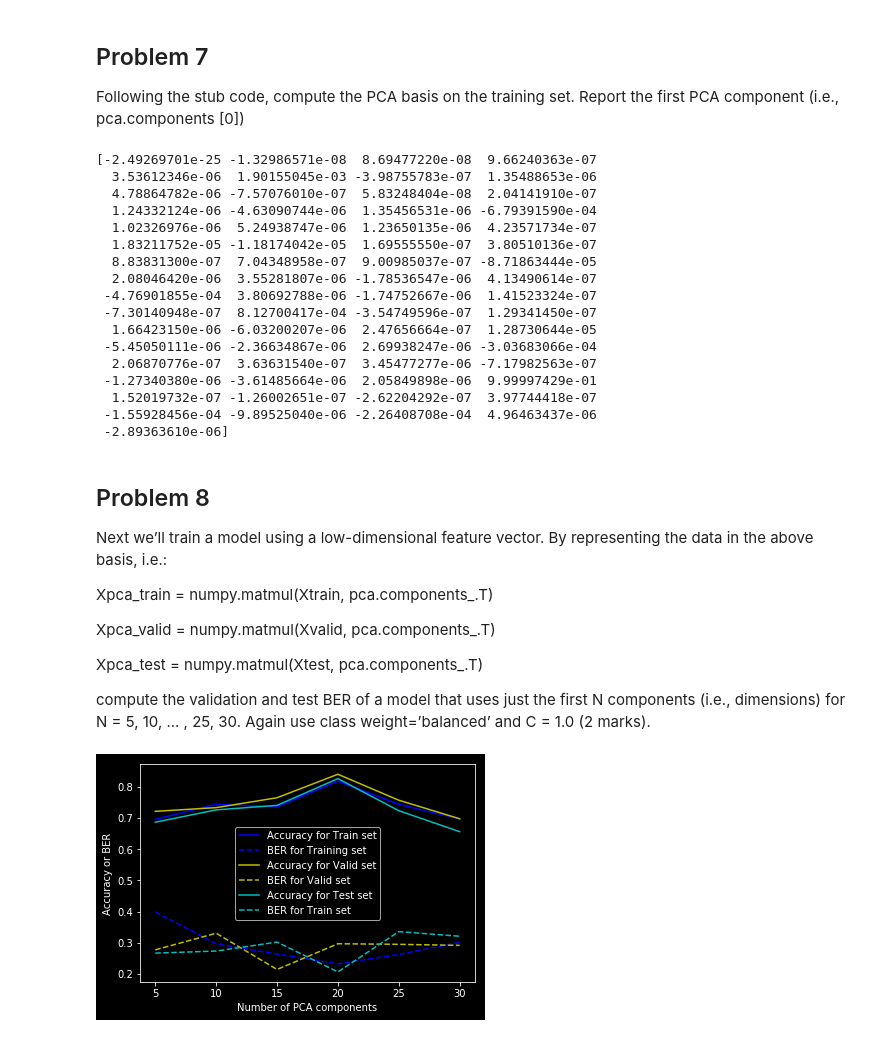
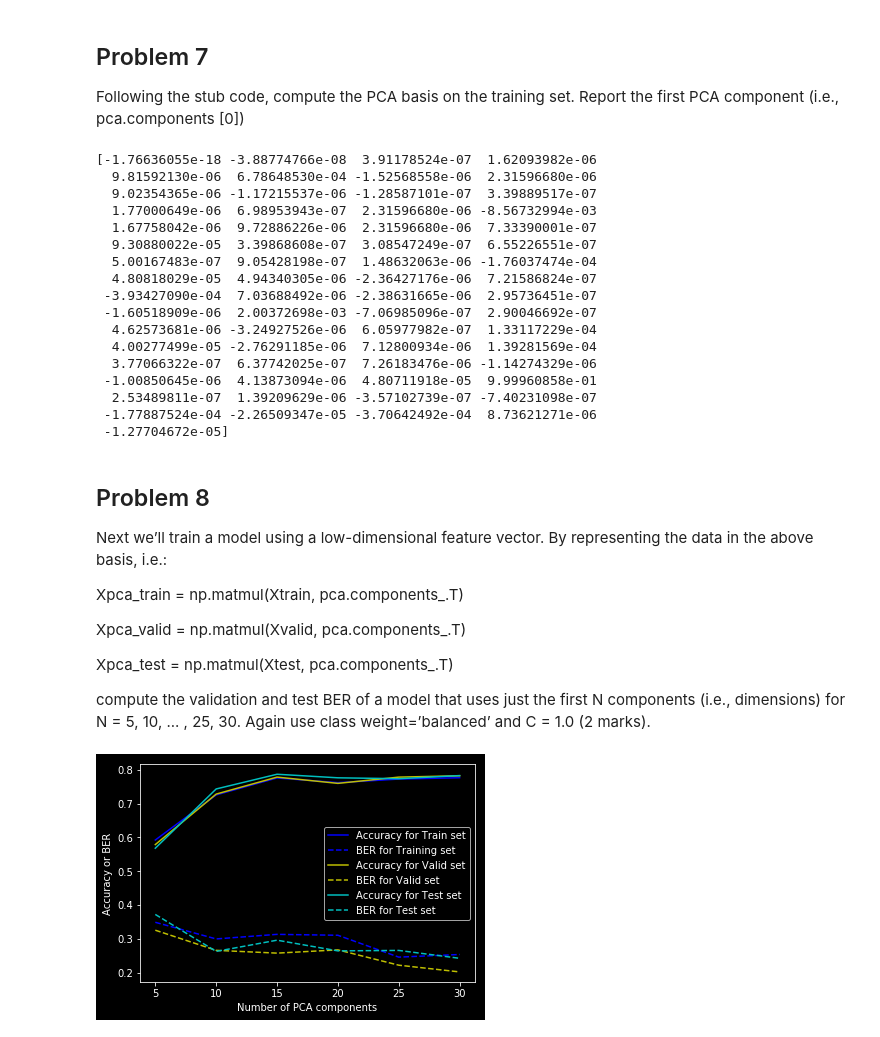
Before and after one commit to Rshcaroline/UCSD-CSE258-Web-Mining-and-Recommender-Systems, a Jupyter notebook: Homework2/homework2.ipynb, the cells around one changed output. Drawn from its saved outputs; the diff is of its cells as text; code cells hidden in the pictures.

```diff
--- a/Homework2/homework2.ipynb
+++ b/Homework2/homework2.ipynb
@@ -250,77 +262,70 @@ F Score is 0.02
 # %%
 from sklearn.decomposition import PCA
 
-X, y = myReadData("./Homework2/data/5year.arff")
-X, y = myShuffle(X, y)
-Xtrain, Xvalid, Xtest, ytrain, yvalid, ytest = mySplits(X, y)
-pca = PCA(n_components=5)
+pca = PCA()
 pca.fit(Xtrain)
 print(pca.components_[0])
 # %% [output]
-[-2.49269701e-25 -1.32986571e-08  8.69477220e-08  9.66240363e-07
-  3.53612346e-06  1.90155045e-03 -3.98755783e-07  1.35488653e-06
-  4.78864782e-06 -7.57076010e-07  5.83248404e-08  2.04141910e-07
-  1.24332124e-06 -4.63090744e-06  1.35456531e-06 -6.79391590e-04
-  1.02326976e-06  5.24938747e-06  1.23650135e-06  4.23571734e-07
-  1.83211752e-05 -1.18174042e-05  1.69555550e-07  3.80510136e-07
-  8.83831300e-07  7.04348958e-07  9.00985037e-07 -8.71863444e-05
-  2.08046420e-06  3.55281807e-06 -1.78536547e-06  4.13490614e-07
- -4.76901855e-04  3.80692788e-06 -1.74752667e-06  1.41523324e-07
- -7.30140948e-07  8.12700417e-04 -3.54749596e-07  1.29341450e-07
-  1.66423150e-06 -6.03200207e-06  2.47656664e-07  1.28730644e-05
- -5.45050111e-06 -2.36634867e-06  2.69938247e-06 -3.03683066e-04
-  2.06870776e-07  3.63631540e-07  3.45477277e-06 -7.17982563e-07
- -1.27340380e-06 -3.61485664e-06  2.05849898e-06  9.99997429e-01
-  1.52019732e-07 -1.26002651e-07 -2.62204292e-07  3.97744418e-07
- -1.55928456e-04 -9.89525040e-06 -2.26408708e-04  4.96463437e-06
- -2.89363610e-06]
+[-1.76636055e-18 -3.88774766e-08  3.91178524e-07  1.62093982e-06
+  9.81592130e-06  6.78648530e-04 -1.52568558e-06  2.31596680e-06
+  9.02354365e-06 -1.17215537e-06 -1.28587101e-07  3.39889517e-07
+  1.77000649e-06  6.98953943e-07  2.31596680e-06 -8.56732994e-03
+  1.67758042e-06  9.72886226e-06  2.31596680e-06  7.33390001e-07
+  9.30880022e-05  3.39868608e-07  3.08547249e-07  6.55226551e-07
+  5.00167483e-07  9.05428198e-07  1.48632063e-06 -1.76037474e-04
+  4.80818029e-05  4.94340305e-06 -2.36427176e-06  7.21586824e-07
+ -3.93427090e-04  7.03688492e-06 -2.38631665e-06  2.95736451e-07
+ -1.60518909e-06  2.00372698e-03 -7.06985096e-07  2.90046692e-07
+  4.62573681e-06 -3.24927526e-06  6.05977982e-07  1.33117229e-04
+  4.00277499e-05 -2.76291185e-06  7.12800934e-06  1.39281569e-04
+  3.77066322e-07  6.37742025e-07  7.26183476e-06 -1.14274329e-06
+ -1.00850645e-06  4.13873094e-06  4.80711918e-05  9.99960858e-01
+  2.53489811e-07  1.39209629e-06 -3.57102739e-07 -7.40231098e-07
+ -1.77887524e-04 -2.26509347e-05 -3.70642492e-04  8.73621271e-06
+ -1.27704672e-05]
 # %% [markdown]
  ## Problem 8
  Next we’ll train a model using a low-dimensional feature vector. By representing the data in the above
  basis, i.e.:
 
- Xpca_train = numpy.matmul(Xtrain, pca.components_.T)
+ Xpca_train = np.matmul(Xtrain, pca.components_.T)
 
- Xpca_valid = numpy.matmul(Xvalid, pca.components_.T)
+ Xpca_valid = np.matmul(Xvalid, pca.components_.T)
 
- Xpca_test = numpy.matmul(Xtest, pca.components_.T)
+ Xpca_test = np.matmul(Xtest, pca.components_.T)
 
  compute the validation and test BER of a model that uses just the first N components (i.e., dimensions) for N = 5, 10, ... , 25, 30. Again use class weight=’balanced’ and C = 1.0 (2 marks).
 # %%
 def getLowDimension(N, Xtrain, Xvalid, Xtest):
-    pca = PCA(n_components=N)
-    pca.fit(Xtrain)
-    Xpca_train = numpy.matmul(Xtrain, pca.components_.T)
-    Xpca_valid = numpy.matmul(Xvalid, pca.components_.T)
-    Xpca_test = numpy.matmul(Xtest, pca.components_.T)
+    Xpca_train = np.matmul(Xtrain, pca.components_[:N].T)
+    Xpca_valid = np.matmul(Xvalid, pca.components_[:N].T)
+    Xpca_test = np.matmul(Xtest, pca.components_[:N].T)
     return Xpca_train, Xpca_valid, Xpca_test
 
 def regPipeline(Xtrain, Xvalid, Xtest, ytrain, yvalid, ytest, trainAcc, trainBer, validAcc, validBer, testAcc, testBer):
     model = linear_model.LogisticRegression(C=1.0, class_weight='balanced')
     model.fit(Xtrain, ytrain)
-    trainAcc, trainBer = myEvaluation(model, Xtrain, ytrain, trainAcc, trainBer)
-    validAcc, validBer = myEvaluation(model, Xvalid, yvalid, validAcc, validBer)
-    testAcc, testBer = myEvaluation(model, Xtest, ytest, testAcc, testBer)
-    return trainAcc, trainBer, validAcc, validBer, testAcc, testBer
+    myEvaluation(model, Xtrain, ytrain, trainAcc, trainBer)
+    myEvaluation(model, Xvalid, yvalid, validAcc, validBer)
+    myEvaluation(model, Xtest, ytest, testAcc, testBer)
 
 trainAcc, trainBer, validAcc, validBer, testAcc, testBer = [], [], [], [], [], []
+pca = PCA()
+pca.fit(Xtrain)
 Ns = list(range(5, 35, 5))
 for N in Ns:
-    X, y = myReadData("./Homework2/data/5year.arff")
-    X, y = myShuffle(X, y)
-    Xtrain, Xvalid, Xtest, ytrain, yvalid, ytest = mySplits(X, y)
-    Xtrain, Xvalid, Xtest = getLowDimension(N, Xtrain, Xvalid, Xtest)
-    trainAcc, trainBer, validAcc, validBer, testAcc, testBer = regPipeline(Xtrain, Xvalid, Xtest, ytrain, yvalid, ytest, trainAcc, trainBer, validAcc, validBer, testAcc, testBer)
+    Xtrain_lowd, Xvalid_lowd, Xtest_lowd = getLowDimension(N, Xtrain, Xvalid, Xtest)
+    regPipeline(Xtrain_lowd, Xvalid_lowd, Xtest_lowd, ytrain, yvalid, ytest, trainAcc, trainBer, validAcc, validBer, testAcc, testBer)
 
 plt.plot(Ns, trainAcc, 'b-', label='Accuracy for Train set')
 plt.plot(Ns, trainBer, 'b--', label='BER for Training set')
 plt.plot(Ns, validAcc, 'y-', label='Accuracy for Valid set')
 plt.plot(Ns, validBer, 'y--', label='BER for Valid set')
 plt.plot(Ns, testAcc, 'c-', label='Accuracy for Test set')
-plt.plot(Ns, testBer, 'c--', label='BER for Train set')
+plt.plot(Ns, testBer, 'c--', label='BER for Test set')
 plt.legend()
 plt.xlabel('Number of PCA components')
 plt.ylabel('Accuracy or BER')
 plt.show()
 # %% [output]
-[figure, old version]
+[figure, new version]
```
Also changed, not shown: parts of 4 cells of this notebook, 1 other file.
